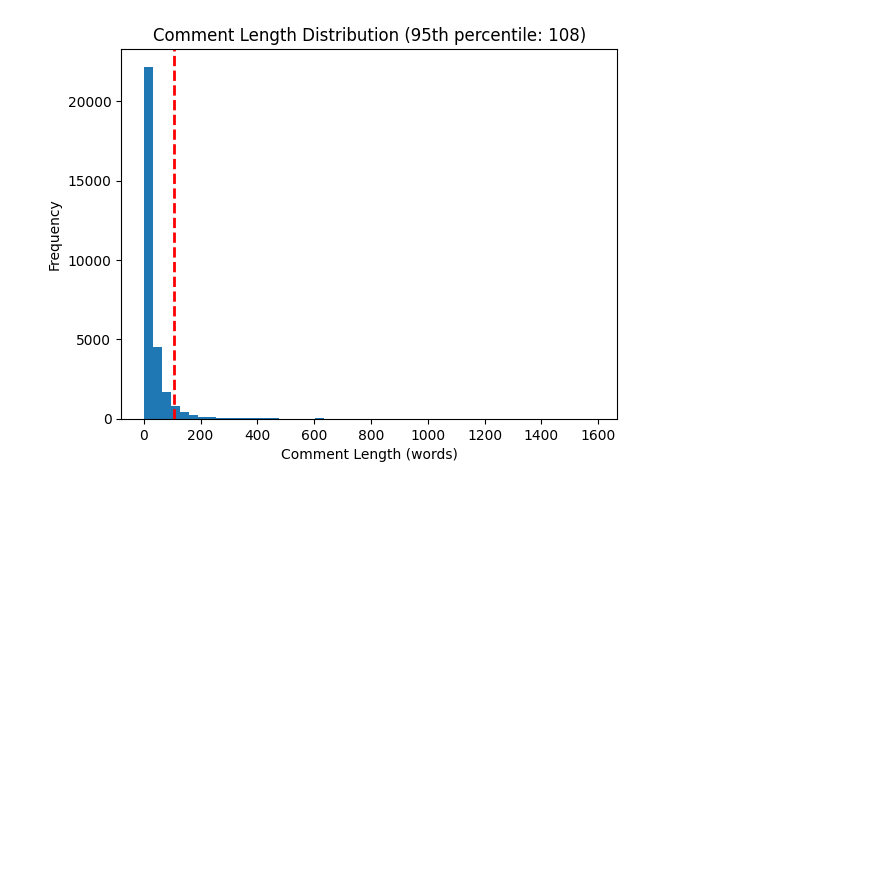
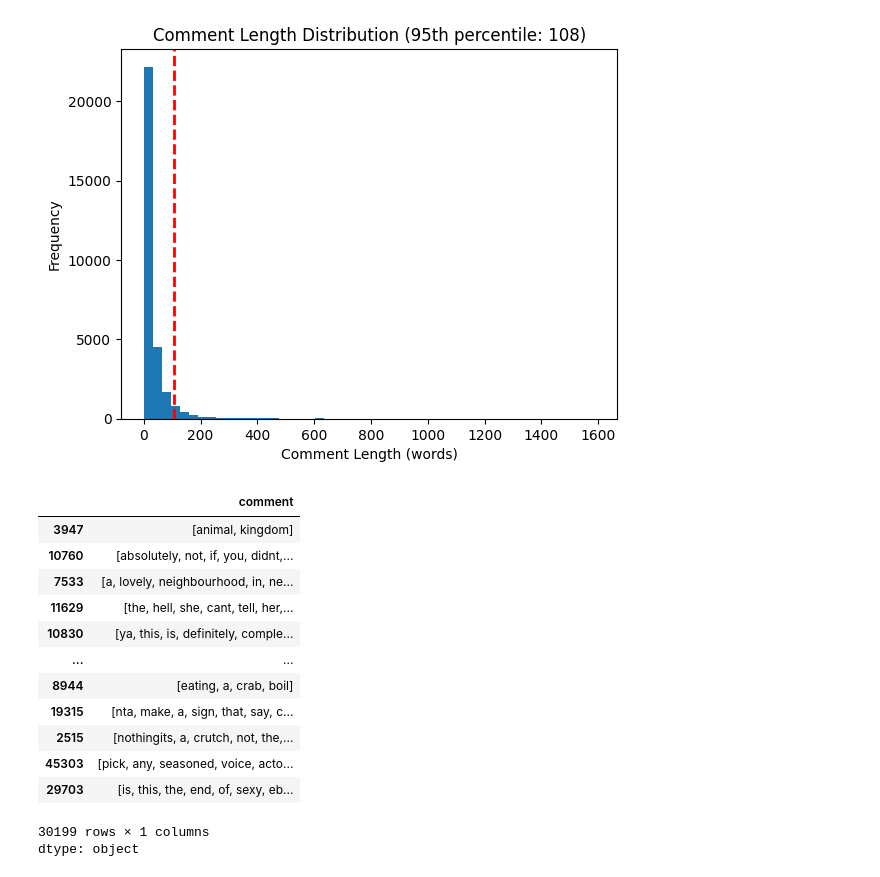
Before and after one commit to Rajenderreddy2003/LSTM-Based-Multi-Class-Sentiment-Analysis, a Jupyter notebook: Sentiment_Analysis_Using_LSTM.ipynb, the cells around one changed output. Drawn from its saved outputs; the diff is of its cells as text; code cells hidden in the pictures; blank space fills up the shorter version.

```diff
--- a/Sentiment_Analysis_Using_LSTM.ipynb
+++ b/Sentiment_Analysis_Using_LSTM.ipynb
@@ -134,6 +121,6 @@ True
 # %%
 import pandas as pd
-df = pd.read_csv("reddit_comments_multi_subs.csv")
+df = pd.read_csv("/content/reddit_comments_multi_subs.csv")
 # %%
 df.shape
 # %% [output]
@@ -325,6 +320,23 @@ plt.show()
 # %% [output]
 95% of comments have 108 words or less.
 [figure]
+# %%
+X_train
+# %% [output]
+|  | comment |
+| 3947 | [animal, kingdom] |
+| 10760 | [absolutely, not, if, you, didnt,... |
+| 7533 | [a, lovely, neighbourhood, in, ne... |
+| 11629 | [the, hell, she, cant, tell, her,... |
+| 10830 | [ya, this, is, definitely, comple... |
+| ... | ... |
+| 8944 | [eating, a, crab, boil] |
+| 19315 | [nta, make, a, sign, that, say, c... |
+| 2515 | [nothingits, a, crutch, not, the,... |
+| 45303 | [pick, any, seasoned, voice, acto... |
+| 29703 | [is, this, the, end, of, sexy, eb... |
+30199 rows × 1 columns
+dtype: object
 # %%
 import tensorflow as tf
 from tensorflow.keras.preprocessing.text import Tokenizer
```
Also changed, not shown: parts of 12 cells of this notebook, 2 other files.
